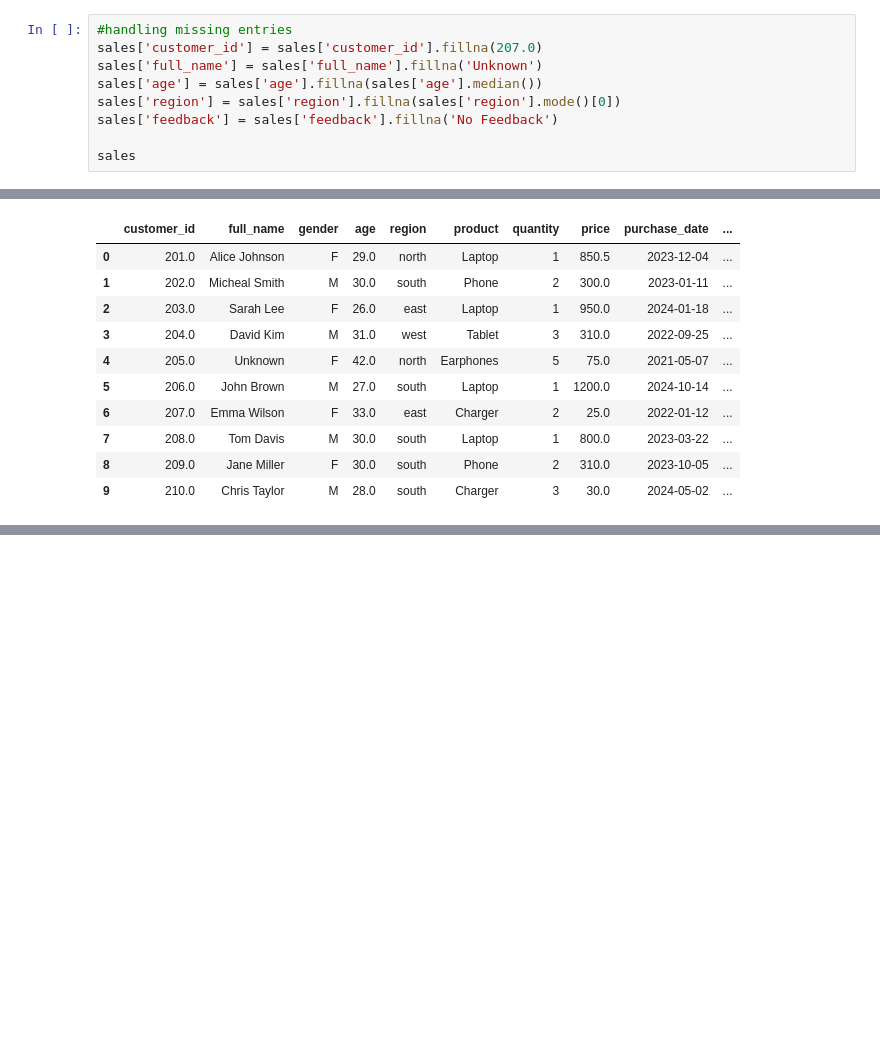
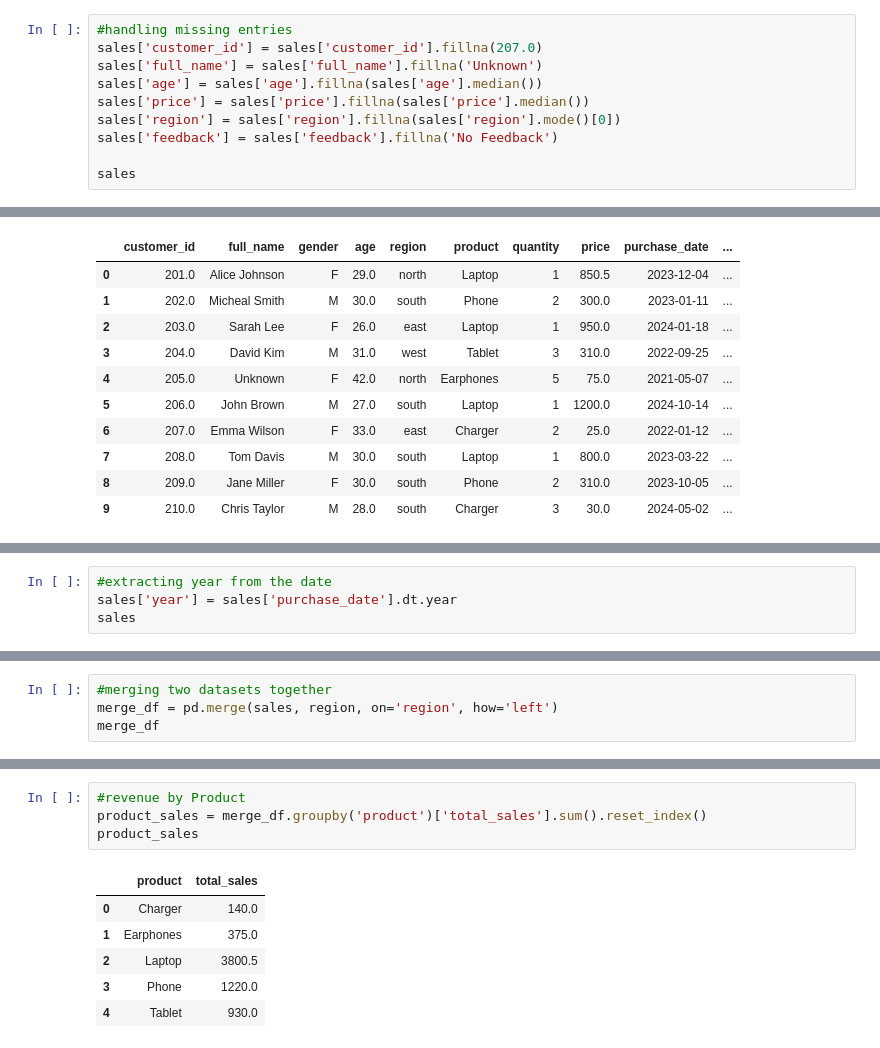
Before and after one commit to augustus-somtochukwu-umeh/Assignment_2, a Jupyter notebook: sales_performance.ipynb, the cells around one changed output, grey strips where cells are left out. Cells and saved outputs as stored; diff of their text form; blank space fills up the shorter version.

```diff
--- a/sales_performance.ipynb
+++ b/sales_performance.ipynb
@@ -246,6 +246,7 @@ Name: purchase_date, dtype: datetime64[us]
 sales['customer_id'] = sales['customer_id'].fillna(207.0)
 sales['full_name'] = sales['full_name'].fillna('Unknown')
 sales['age'] = sales['age'].fillna(sales['age'].median())
+sales['price'] = sales['price'].fillna(sales['price'].median())
 sales['region'] = sales['region'].fillna(sales['region'].mode()[0])
 sales['feedback'] = sales['feedback'].fillna('No Feedback')
 
@@ -303,3 +304,7 @@ sales
 | 7 | 208.0 | Tom Davis | M | 30.0 | south | Laptop | 1 | 800.0 | 2023-03-22 | ... |
 | 8 | 209.0 | Jane Miller | F | 30.0 | south | Phone | 2 | 310.0 | 2023-10-05 | ... |
 | 9 | 210.0 | Chris Taylor | M | 28.0 | south | Charger | 3 | 30.0 | 2024-05-02 | ... |
+# %%
+#extracting year from the date
+sales['year'] = sales['purchase_date'].dt.year
+sales
@@ -305,0 +343,4 @@ sales
+# %%
+#merging two datasets together
+merge_df = pd.merge(sales, region, on='region', how='left')
+merge_df
@@ -305,0 +374,11 @@ sales
+# %%
+#revenue by Product
+product_sales = merge_df.groupby('product')['total_sales'].sum().reset_index()
+product_sales
+# %% [output]
+|  | product | total_sales |
+| 0 | Charger | 140.0 |
+| 1 | Earphones | 375.0 |
+| 2 | Laptop | 3800.5 |
+| 3 | Phone | 1220.0 |
+| 4 | Tablet | 930.0 |
```
Also changed, not shown: parts of 8 cells of this notebook, 1 other file.
